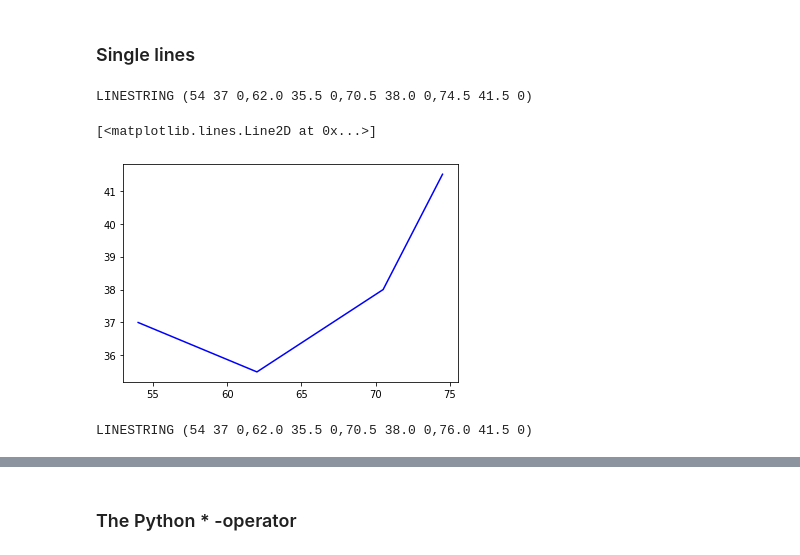
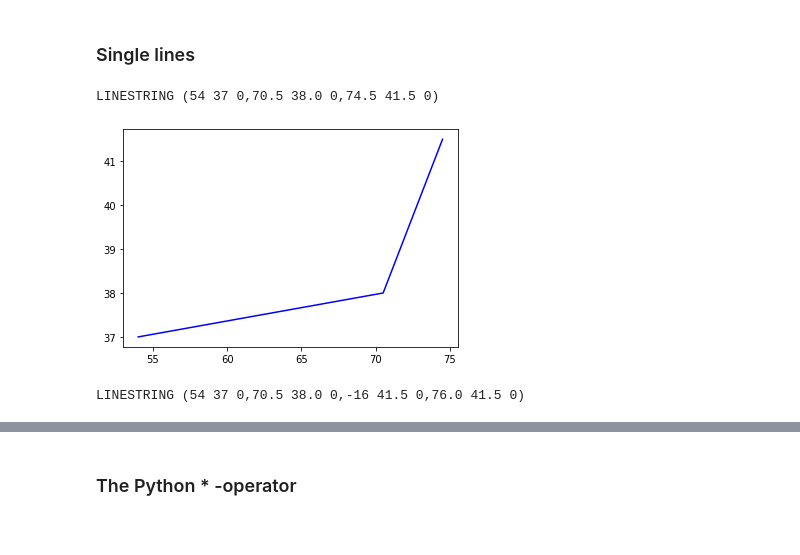
Before and after one commit to lucian-necula-mta/gis-programming, a Jupyter notebook: working_with_geometries.ipynb, the cells around one changed output, grey strips where cells are left out. Drawn from its saved outputs; the diff is of its cells as text; code cells hidden in the pictures.

```diff
--- a/working_with_geometries.ipynb
+++ b/working_with_geometries.ipynb
@@ -104,27 +119,29 @@ MULTIPOINT (93.0 24.5 0,77 32 0,93.0 24.5 0)
 # Create a line. Make sure to add the vertices in order.
 line = ogr.Geometry(ogr.wkbLineString)
 line.AddPoint(54, 37)
-line.AddPoint(62, 35.5)
+#line.AddPoint(62, 35.5)
 line.AddPoint(70.5, 38)
 line.AddPoint(74.5, 41.5)
 print(line)
 # %% [output]
-LINESTRING (54 37 0,62.0 35.5 0,70.5 38.0 0,74.5 41.5 0)
+LINESTRING (54 37 0,70.5 38.0 0,74.5 41.5 0)
 # %%
 def _get_line_coords(geom):
         """Get line coordinates as a list of (x, y) tuples."""
         return [coords[:2] for coords in geom.GetPoints()]
 # %%
-data = _get_line_coords(line)
+def plot_line(geom):
+    data = _get_line_coords(geom)
 
-x, y = zip(*data)
-plt.plot(x, y, 'b-')
+    x, y = zip(*data)
+    plt.plot(x, y, 'b-');
-# %% [output]
-[<matplotlib.lines.Line2D at 0x...>]
-[figure, removed]
+# %%
+plot_line(line)
+# %% [output]
+[figure, added]
 # %%
 # Change the last vertex.
-line.SetPoint(3, 76, 41.5)
+line.SetPoint(2, -16, 41.5)
 print(line)
 # %% [output]
-LINESTRING (54 37 0,62.0 35.5 0,70.5 38.0 0,76.0 41.5 0)
+LINESTRING (54 37 0,70.5 38.0 0,-16 41.5 0,76.0 41.5 0)
```
Also changed, not shown: parts of 26 cells of this notebook.
